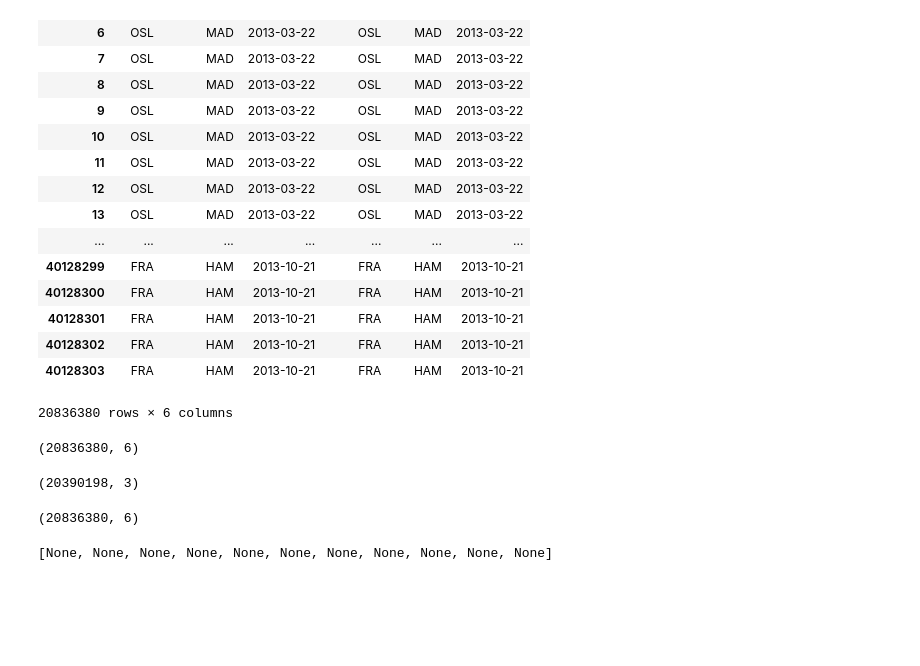
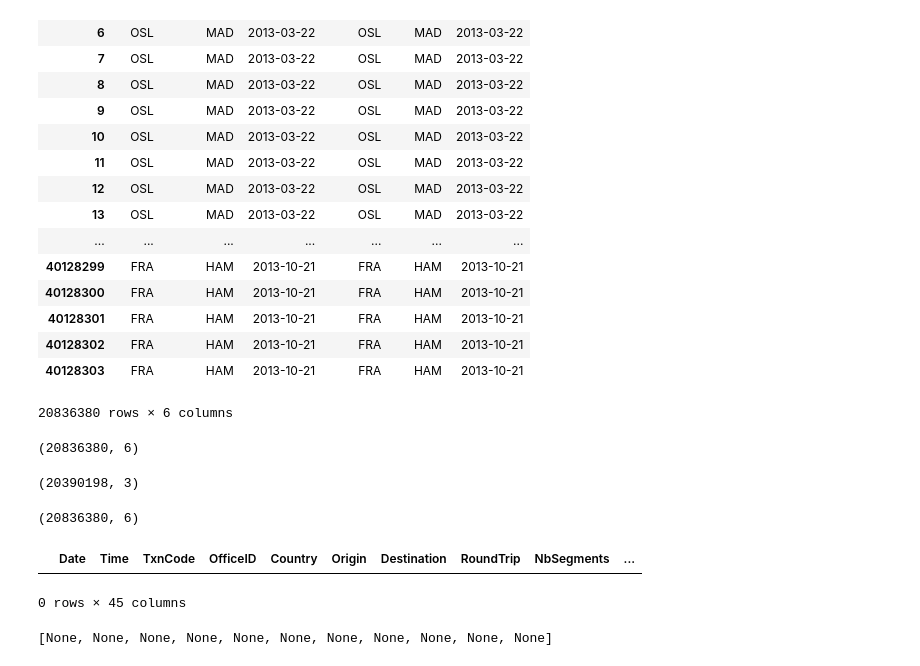
Before and after one commit to Jackgmlin/flight-look-to-book, a Jupyter notebook: src/flight-look-to-book-preprocessing.ipynb, the cells around one changed output. Cells and saved outputs as stored; diff of their text form; code cells hidden in the pictures; blank space fills up the shorter version.

```diff
--- a/src/flight-look-to-book-preprocessing.ipynb
+++ b/src/flight-look-to-book-preprocessing.ipynb
@@ -960,3 +960,12 @@ def process_chunk(x):
 # %%
 searchesPath = '../../searches.csv'
 dataType = {'IsPublishedForNeg':object,'IsFromInternet':object,'IsFromVista':object,'InternetOffice':object}
+# %%
+searchesPath_small = '../data/sample/searches.csv.small'
+searches_small = pd.read_csv(searchesPath_small, header=0, sep='^')
+init = pd.DataFrame(columns=searches_small.columns)
+# %%
+init
+# %% [output]
+|  | Date | Time | TxnCode | OfficeID | Country | Origin | Destination | RoundTrip | NbSegments | ... |
+0 rows × 45 columns
```
Also changed, not shown: parts of 3 cells of this notebook.
